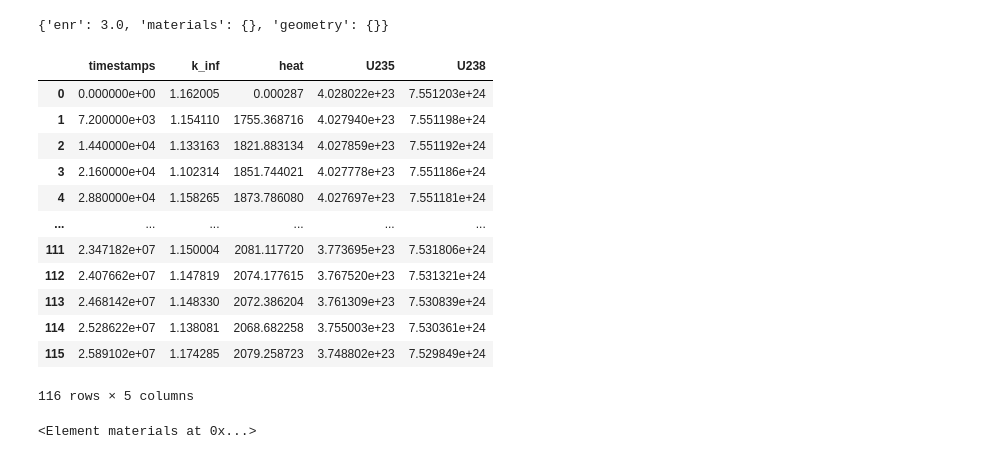
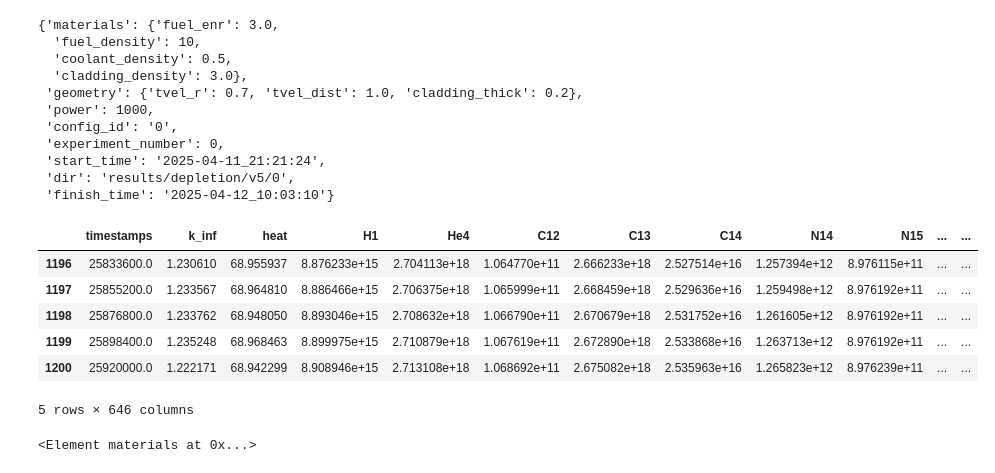
Before and after one commit to NikitaShlapak/OpenMCNeuro, a Jupyter notebook: convert_results.ipynb, the cells around one changed output. Saved outputs shown, nothing was run; the diff lists cells and outputs as text; code cells hidden in the pictures.

```diff
--- a/convert_results.ipynb
+++ b/convert_results.ipynb
@@ -12,6 +13,6 @@ from utils.resulting import DepletionResultReader
 openmc.config['cross_sections'] = '/run/media/nikita/e40c1d03-27f0-4c5f-b778-1710c9a842d0/data/endfb-vii.1-hdf5/cross_sections.xml'
 openmc.config['chain_file'] = '/run/media/nikita/e40c1d03-27f0-4c5f-b778-1710c9a842d0/data/chains/chain_endfb71_pwr.xml'
 # %%
-results_path = "results/depletion/v3/"
+results_path = "results/depletion/v5/"
 os.listdir(results_path)
 # %% [output]
@@ -34,0 +20,2 @@ os.listdir(results_path)
+# %%
+test_res = os.path.join(results_path , os.listdir(results_path)[0] ,"depletion_results.h5")
@@ -35,4 +88,4 @@ os.listdir(results_path)
 # %%
-res = DepletionResultReader(results_path + os.listdir(results_path)[0] + "/depletion_results.h5", fuel_mat='2')
+res = DepletionResultReader(test_res, fuel_mat='2')
 res.data
 # %% [output]
@@ -56,33 +109,44 @@ res.data
 # %%
 data = res.prepare_data()
 # %%
-# params = json.load(open(results_path + os.listdir(results_path)[0] + "/results.json",'r'))
-with open(results_path + os.listdir(results_path)[0] + "/results.json", 'r') as f:
-    enr = f.read().split('"fuel_enr": ')[1].split(',')[0]
-params = {
-    'enr': float(enr),
-    "materials": {},
-    'geometry': {}
-}
+params = json.load(open(results_path + os.listdir(results_path)[0] + "/results.json",'r'))
+# with open(results_path + os.listdir(results_path)[0] + "/results.json", 'r') as f:
+#     enr = f.read().split('"fuel_enr": ')[1].split(',')[0]
+# params = {
+#     'enr': float(enr),
+#     "materials": {},
+#     'geometry': {}
+# }
 params
 # %% [output]
-{'enr': 3.0, 'materials': {}, 'geometry': {}}
+{'materials': {'fuel_enr': 3.0,
+  'fuel_density': 10,
+  'coolant_density': 0.5,
+  'cladding_density': 3.0},
+ 'geometry': {'tvel_r': 0.7, 'tvel_dist': 1.0, 'cladding_thick': 0.2},
+ 'power': 1000,
+ 'config_id': '0',
+ 'experiment_number': 0,
+ 'start_time': '2025-04-11_21:21:24',
+ 'dir': 'results/depletion/v5/0',
+ 'finish_time': '2025-04-12_10:03:10'}
 # %%
-pd.DataFrame(data)
+df = pd.DataFrame(data)
+# cols = df.columns
+# cols1 = list(cols[:3])
+# print(cols1)
+# for col in cols[3:]:
+#     if df[col].max() > 1000:
+#         cols1.append(col)
+df.tail()
 # %% [output]
-|  | timestamps | k_inf | heat | U235 | U238 |
-| 0 | 0.000000e+00 | 1.162005 | 0.000287 | 4.028022e+23 | 7.551203e+24 |
-| 1 | 7.200000e+03 | 1.154110 | 1755.368716 | 4.027940e+23 | 7.551198e+24 |
-| 2 | 1.440000e+04 | 1.133163 | 1821.883134 | 4.027859e+23 | 7.551192e+24 |
-| 3 | 2.160000e+04 | 1.102314 | 1851.744021 | 4.027778e+23 | 7.551186e+24 |
-| 4 | 2.880000e+04 | 1.158265 | 1873.786080 | 4.027697e+23 | 7.551181e+24 |
-| ... | ... | ... | ... | ... | ... |
-| 111 | 2.347182e+07 | 1.150004 | 2081.117720 | 3.773695e+23 | 7.531806e+24 |
-| 112 | 2.407662e+07 | 1.147819 | 2074.177615 | 3.767520e+23 | 7.531321e+24 |
-| 113 | 2.468142e+07 | 1.148330 | 2072.386204 | 3.761309e+23 | 7.530839e+24 |
-| 114 | 2.528622e+07 | 1.138081 | 2068.682258 | 3.755003e+23 | 7.530361e+24 |
-| 115 | 2.589102e+07 | 1.174285 | 2079.258723 | 3.748802e+23 | 7.529849e+24 |
+|  | timestamps | k_inf | heat | H1 | He4 | C12 | C13 | C14 | N14 | N15 | ... | ... |
+| 1196 | 25833600.0 | 1.230610 | 68.955937 | 8.876233e+15 | 2.704113e+18 | 1.064770e+11 | 2.666233e+18 | 2.527514e+16 | 1.257394e+12 | 8.976115e+11 | ... | ... |
+| 1197 | 25855200.0 | 1.233567 | 68.964810 | 8.886466e+15 | 2.706375e+18 | 1.065999e+11 | 2.668459e+18 | 2.529636e+16 | 1.259498e+12 | 8.976192e+11 | ... | ... |
+| 1198 | 25876800.0 | 1.233762 | 68.948050 | 8.893046e+15 | 2.708632e+18 | 1.066790e+11 | 2.670679e+18 | 2.531752e+16 | 1.261605e+12 | 8.976192e+11 | ... | ... |
+| 1199 | 25898400.0 | 1.235248 | 68.968463 | 8.899975e+15 | 2.710879e+18 | 1.067619e+11 | 2.672890e+18 | 2.533868e+16 | 1.263713e+12 | 8.976192e+11 | ... | ... |
+| 1200 | 25920000.0 | 1.222171 | 68.942299 | 8.908946e+15 | 2.713108e+18 | 1.068692e+11 | 2.675082e+18 | 2.535963e+16 | 1.265823e+12 | 8.976239e+11 | ... | ... |
-116 rows × 5 columns
+5 rows × 646 columns
 # %%
 with open(results_path + os.listdir(results_path)[0] + '/materials.xml', 'rb') as f:
     contents = f.read()
```
Also changed, not shown: parts of 7 cells of this notebook, 3 other files.
